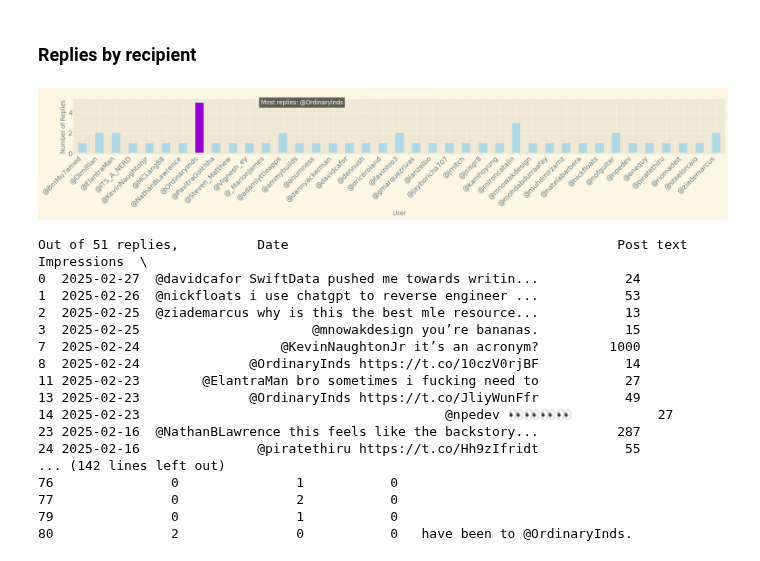
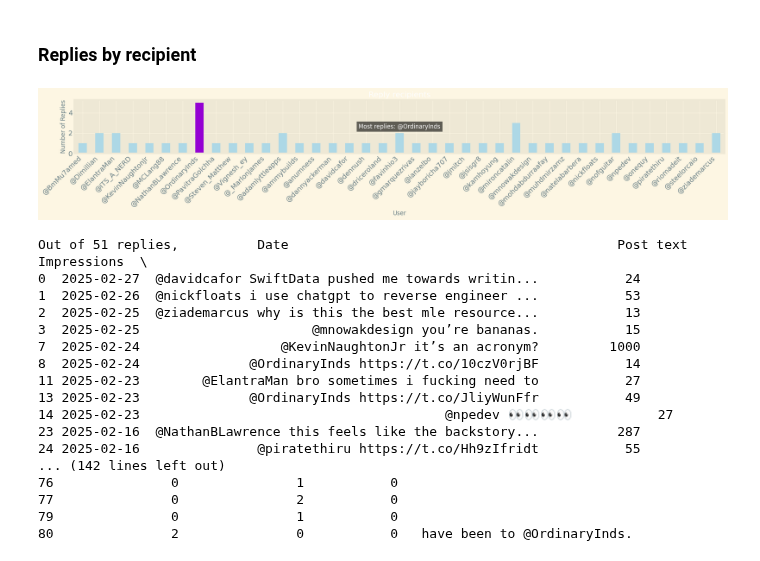
Before and after one commit to bodhichristian/python-basics, a Jupyter notebook: x_data/x_data.ipynb, the cells around one changed output. Drawn from its saved outputs; the diff is of its cells as text; code cells hidden in the pictures.

```diff
--- a/x_data/x_data.ipynb
+++ b/x_data/x_data.ipynb
@@ -334,30 +328,30 @@ Replies account for 62.2% of all posts
 # %%
 replies_df = posts[posts['Post text'].str.startswith('@')]
 grouped_replies = replies_df.groupby(posts['Post text'].str.split().str[0]).size()
 most_replied = grouped_replies.idxmax()
 
 plt.figure(figsize=(20, 4))
 
 threshold = 4
 colors = ['darkviolet' if count > threshold else 'lightblue' for count in grouped_replies]
 
 grouped_replies.plot(kind='bar', color=colors)
 
 plt.xlabel('User')
 plt.ylabel('Number of Replies')
 plt.title('Reply recipients')
 
 plt.xticks(rotation=45, ha='right')
 plt.tight_layout()  # Adjust layout for better spacing
-plt.text(0.35, 0.95, f"Most replies: {most_replied}",
+plt.text(0.5, 0.5, f"Most replies: {most_replied}",
          fontsize=12, color="white", ha="center", va="center",
          bbox=dict(facecolor='black', alpha=0.6, edgecolor='none'),
          transform=plt.gca().transAxes)
 plt.show()
 
 print(f'Out of {len(replies_df)} replies, {replies_df} have been to {most_replied}.')
 # %% [output]
-[figure, old version]
+[figure, new version]
 Out of 51 replies,          Date                                          Post text  Impressions  \
 0  2025-02-27  @davidcafor SwiftData pushed me towards writin...           24
 1  2025-02-26  @nickfloats i use chatgpt to reverse engineer ...           53
```
Also changed, not shown: parts of 2 cells of this notebook.
